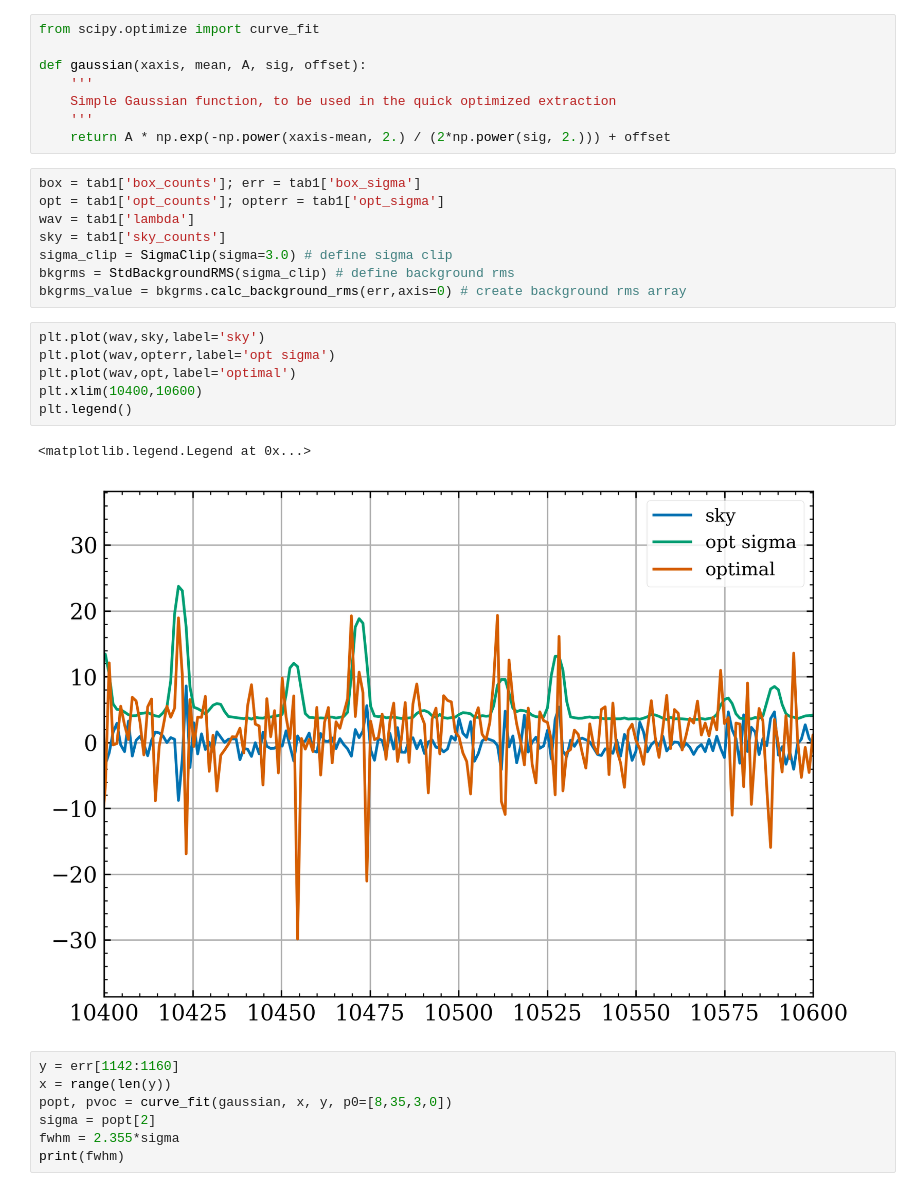
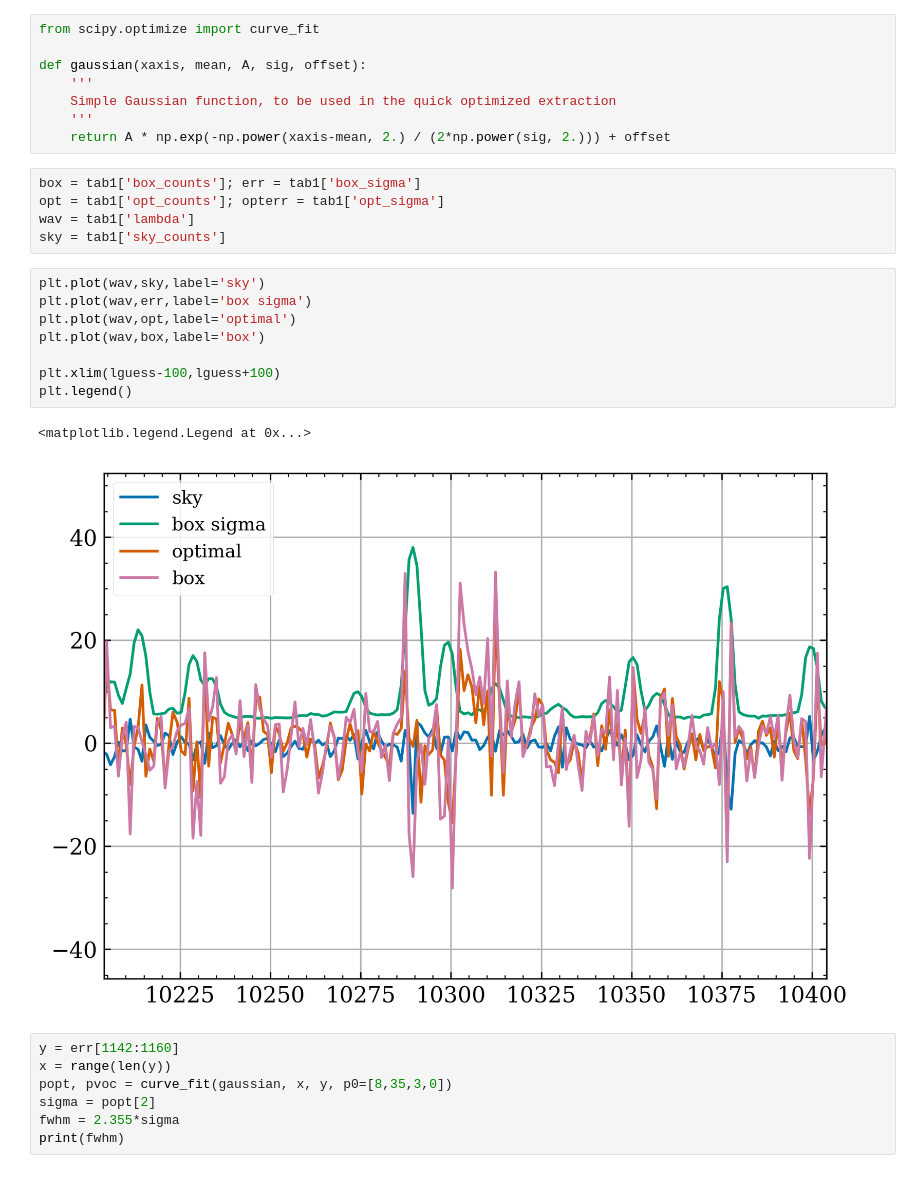
Before and after one commit to 0cooper/werls, a Jupyter notebook: olivia/line_snr.ipynb, the cells around one changed output. Cells and saved outputs as stored; diff of their text form.

```diff
--- a/olivia/line_snr.ipynb
+++ b/olivia/line_snr.ipynb
@@ -161,18 +161,17 @@ box = tab1['box_counts']; err = tab1['box_sigma']
 opt = tab1['opt_counts']; opterr = tab1['opt_sigma']
 wav = tab1['lambda']
 sky = tab1['sky_counts']
-sigma_clip = SigmaClip(sigma=3.0) # define sigma clip
-bkgrms = StdBackgroundRMS(sigma_clip) # define background rms
-bkgrms_value = bkgrms.calc_background_rms(err,axis=0) # create background rms array
 # %%
 plt.plot(wav,sky,label='sky')
-plt.plot(wav,opterr,label='opt sigma')
+plt.plot(wav,err,label='box sigma')
 plt.plot(wav,opt,label='optimal')
-plt.xlim(10400,10600)
+plt.plot(wav,box,label='box')
+
+plt.xlim(lguess-100,lguess+100)
 plt.legend()
 # %% [output]
 <matplotlib.legend.Legend at 0x...>
-[figure, old version]
+[figure, new version]
 # %%
 y = err[1142:1160]
 x = range(len(y))
```
Also changed, not shown: parts of 22 cells of this notebook, 4 other files.
